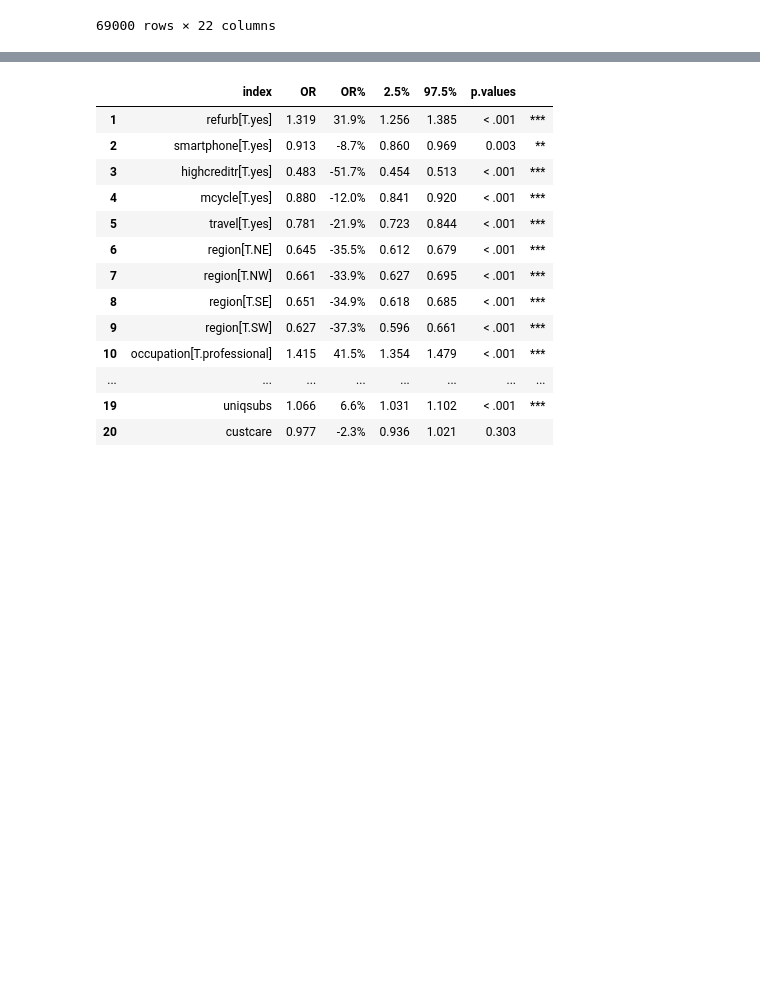
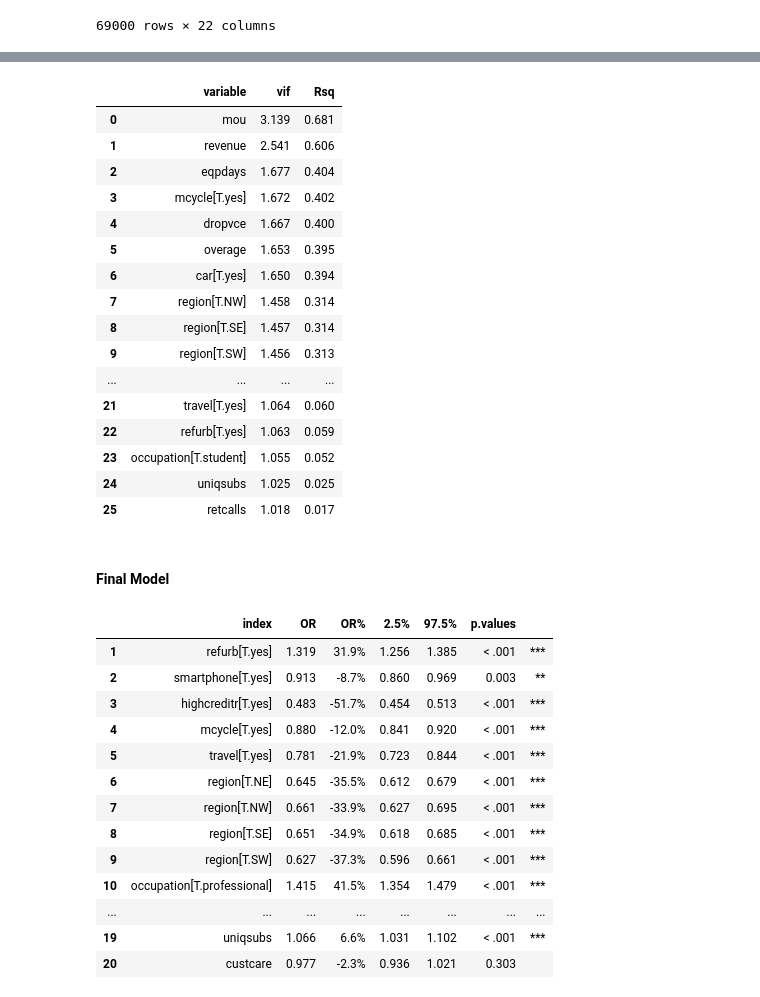
Before and after one commit to deeptarka96/Churn-Prediction-Analysis, a Jupyter notebook: s-mobile.ipynb, the cells around one changed output, grey strips where cells are left out. Cells and saved outputs as stored; diff of their text form; code cells hidden in the pictures; blank space fills up the shorter version.

```diff
--- a/s-mobile.ipynb
+++ b/s-mobile.ipynb
@@ -523,0 +587,20 @@ Xs
+# %%
+rsm.vif(lr_b)
+# %% [output]
+|  | variable | vif | Rsq |
+| 0 | mou | 3.139 | 0.681 |
+| 1 | revenue | 2.541 | 0.606 |
+| 2 | eqpdays | 1.677 | 0.404 |
+| 3 | mcycle[T.yes] | 1.672 | 0.402 |
+| 4 | dropvce | 1.667 | 0.400 |
+| 5 | overage | 1.653 | 0.395 |
+| 6 | car[T.yes] | 1.650 | 0.394 |
+| 7 | region[T.NW] | 1.458 | 0.314 |
+| 8 | region[T.SE] | 1.457 | 0.314 |
+| 9 | region[T.SW] | 1.456 | 0.313 |
+| ... | ... | ... | ... |
+| 21 | travel[T.yes] | 1.064 | 0.060 |
+| 22 | refurb[T.yes] | 1.063 | 0.059 |
+| 23 | occupation[T.student] | 1.055 | 0.052 |
+| 24 | uniqsubs | 1.025 | 0.025 |
+| 25 | retcalls | 1.018 | 0.017 |
@@ -524,3 +609,5 @@ Xs
+# %% [markdown]
+#### Final Model
 # %%
 evar = list(pd.Series(Xs.columns)[:-1])
 evar.remove('car')
```
Also changed, not shown: parts of 34 cells of this notebook, 1 other file.
